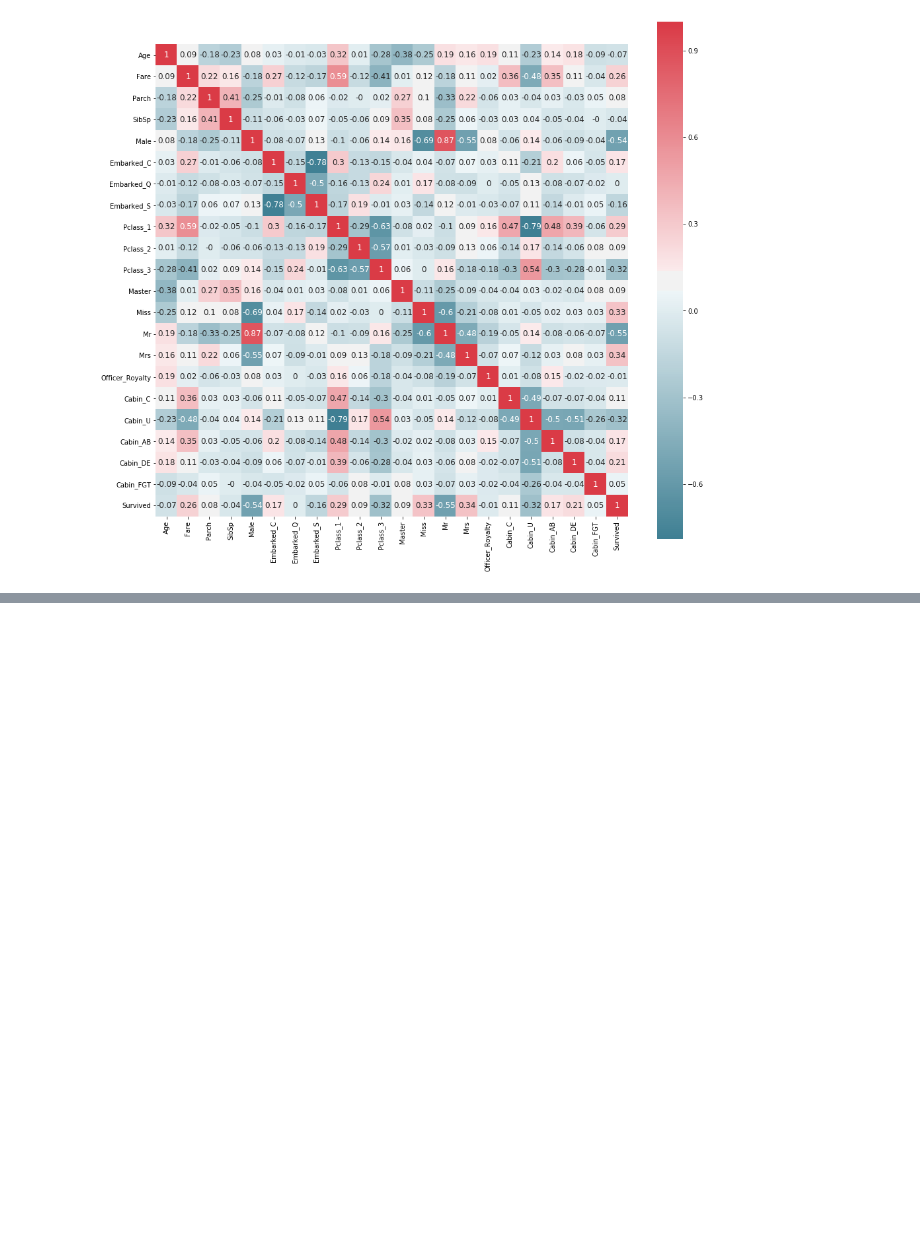
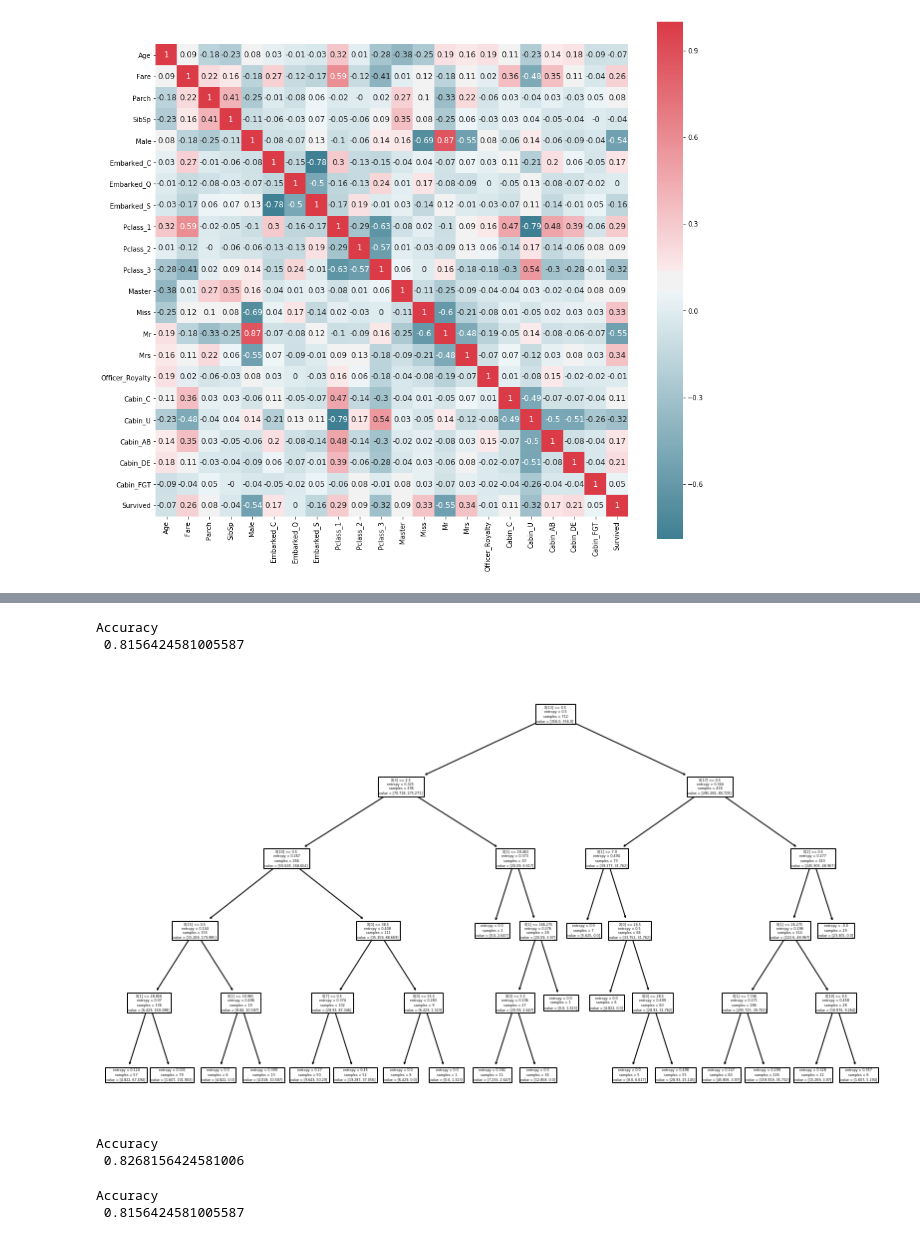
Before and after one commit to cordeirolibel/RPI, a Jupyter notebook: APS01/titanic_projeto01.ipynb, the cells around one changed output, grey strips where cells are left out. Saved outputs shown, nothing was run; the diff lists cells and outputs as text; code cells hidden in the pictures; blank space fills up the shorter version.

```diff
--- a/APS01/titanic_projeto01.ipynb
+++ b/APS01/titanic_projeto01.ipynb
@@ -411,0 +458,63 @@ g.savefig("output.png")
+# %%
+# mostra o desempenho com uma aproximacao de arvores de decisao
+# geralmente com profundidade 5 mostra um bom resultado
+
+plt.figure(figsize=(14,8))
+my_clf = tree.DecisionTreeClassifier(max_depth = 5, min_samples_split = 3, class_weight = 'balanced')
+my_clf = my_clf.fit(X, y)
+
+#treina o classificador com a base de treinamento
+my_clf.fit(X_train, y_train)
+
+#testa o classificador com a base de testes
+preditor = my_clf.predict(X_test)
+
+#mostrar a acurácia
+acc = sklearn.metrics.accuracy_score(y_test, preditor)
+print("\nAccuracy\n", acc)
+
+a = tree.plot_tree(my_clf)
+# %% [output]
+Accuracy
+ 0.8156424581005587
+[figure, added]
+# %%
+# mostra o desempenho com uma aproximacao de random forests
+# geralmente com profundidade 5 mostra um bom resultado
+
+from sklearn.ensemble import RandomForestClassifier
+from sklearn.datasets import make_classification
+
+clf = RandomForestClassifier(n_estimators=100, max_depth=5, random_state=0)
+clf.fit(X, y)
+
+#treina o classificador com a base de treinamento
+clf.fit(X_train, y_train)
+
+#testa o classificador com a base de testes
+preditor = clf.predict(X_test)
+
+#mostrar a acurácia
+acc = sklearn.metrics.accuracy_score(y_test, preditor)
+print("\nAccuracy\n", acc)
+# %% [output]
+Accuracy
+ 0.8268156424581006
+# %%
+# mostra o desempenho com uma aproximacao naive bayes
+
+from sklearn import datasets
+from sklearn.naive_bayes import GaussianNB
+
+gnb = GaussianNB()
+gnb.fit(X, y)
+
+#testa o classificador com a base de testes
+preditor = gnb.predict(X_test)
+
+#mostrar a acurácia
+acc = sklearn.metrics.accuracy_score(y_test, preditor)
+print("\nAccuracy\n", acc)
+# %% [output]
+Accuracy
+ 0.8156424581005587
```
Also changed, not shown: parts of 6 cells of this notebook.
